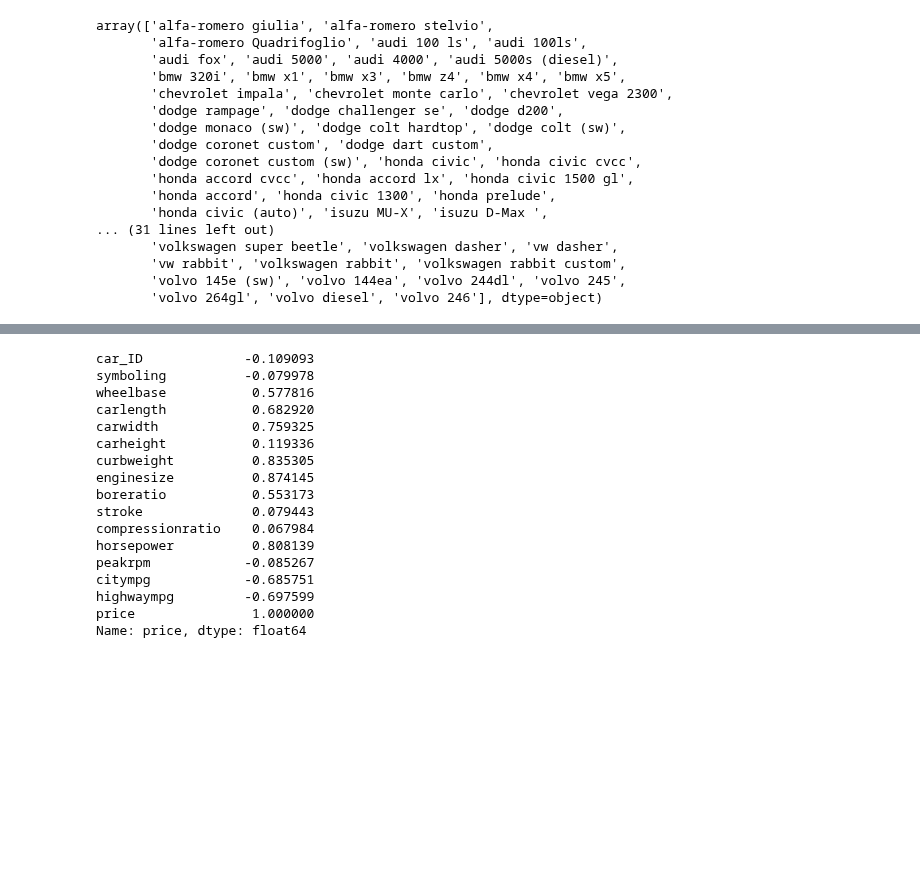
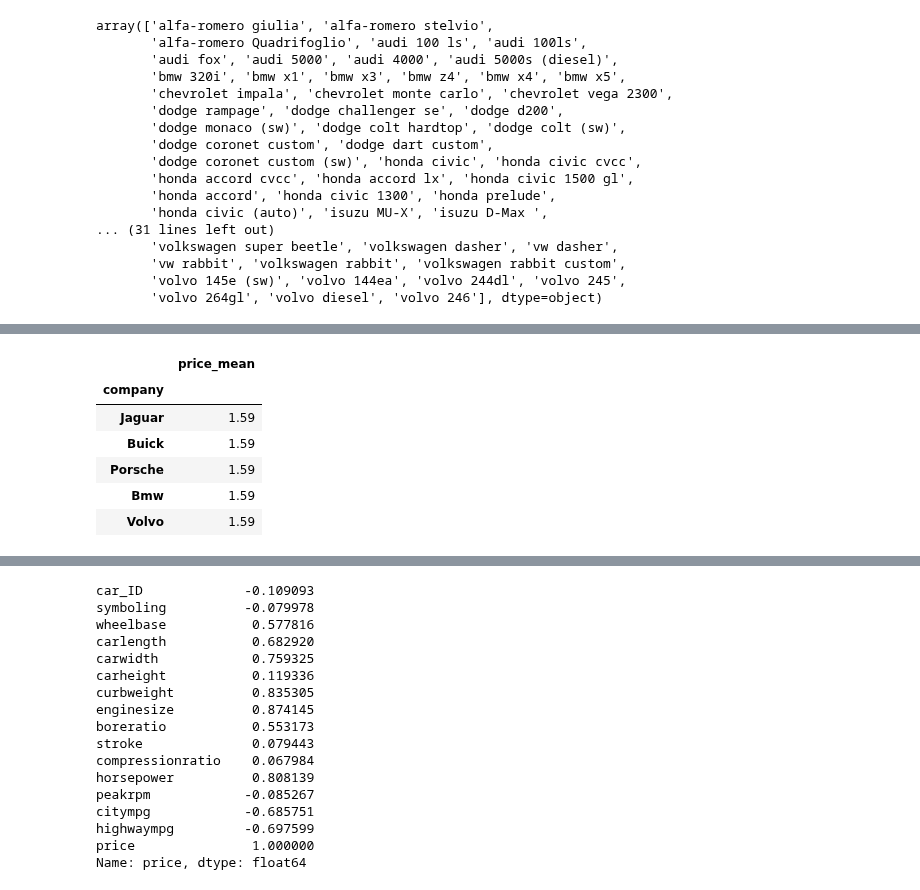
Before and after one commit to Bharatgaur/RawProjects, a Jupyter notebook: Cross_Validation_&_Hyperparameter_Tuning.ipynb, the cells around one changed output, grey strips where cells are left out. Saved outputs shown, nothing was run; the diff lists cells and outputs as text; code cells hidden in the pictures; blank space fills up the shorter version.

```diff
--- a/Cross_Validation_&_Hyperparameter_Tuning.ipynb
+++ b/Cross_Validation_&_Hyperparameter_Tuning.ipynb
@@ -1808,11 +1804,22 @@ dataset['car_area'] = dataset['carlength']*dataset['carwidth']
 # %%
-#Multicollinearity
 from statsmodels.stats.outliers_influence import variance_inflation_factor
+import pandas as pd
+
+# Scientific notation hata ke pura number dikhane ka setup
+pd.options.display.float_format = '{:.2f}'.format
+
+# Sirf numeric columns le lo
+numeric_df = dataset.select_dtypes(include=['float64', 'int64'])
+
+# VIF calculate karne ka function
 def calc_vif(X):
-
-    # Calculating VIF
     vif = pd.DataFrame()
     vif["variables"] = X.columns
     vif["VIF"] = [variance_inflation_factor(X.values, i) for i in range(X.shape[1])]
+    return vif
 
-    return(vif)
+# VIF calculate karo
+vif_result = calc_vif(numeric_df)
+
+# Result dekh lo
+print(vif_result)
@@ -1920,7 +1956,7 @@ plt.show()
 # %%
 plt.figure(figsize=(20, 6))
 
-df_autox = pd.DataFrame(dataset.groupby(['company'])['price'].mean().sort_values(ascending = False))
+df_autox = pd.DataFrame(dataset.groupby(['company'])['price_boxcox'].mean().sort_values(ascending = False))
 df_autox.plot.bar()
 plt.title('Car Company Name vs Average Price')
 plt.show()
@@ -1930,5 +1966,15 @@ plt.show()
 # %%
-df_autox.rename(columns={'price':'price_mean'},inplace=True)
+df_autox.rename(columns={'price_boxcox':'price_mean'},inplace=True)
+# %%
+df_autox.head()
+# %% [output]
+|  | price_mean |
+| company |  |
+| Jaguar | 1.59 |
+| Buick | 1.59 |
+| Porsche | 1.59 |
+| Bmw | 1.59 |
+| Volvo | 1.59 |
 # %%
 dataset = dataset.merge(df_autox,on = 'company',how = 'left')
 # %%
```
Also changed, not shown: parts of 11 cells of this notebook.
